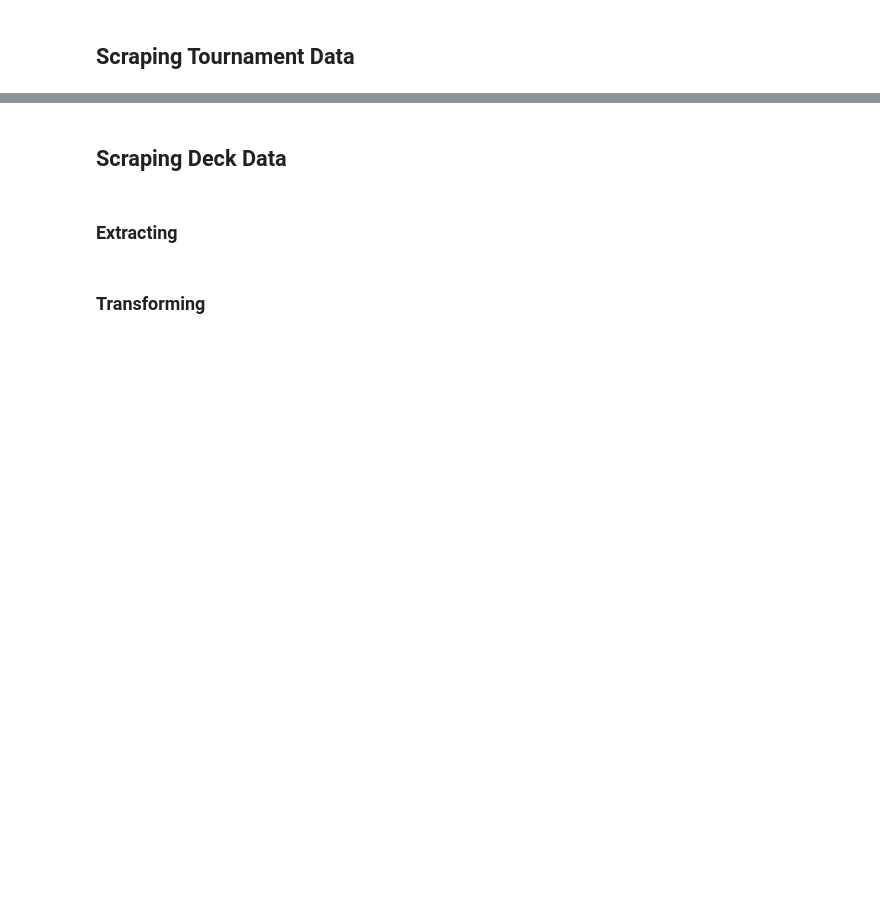
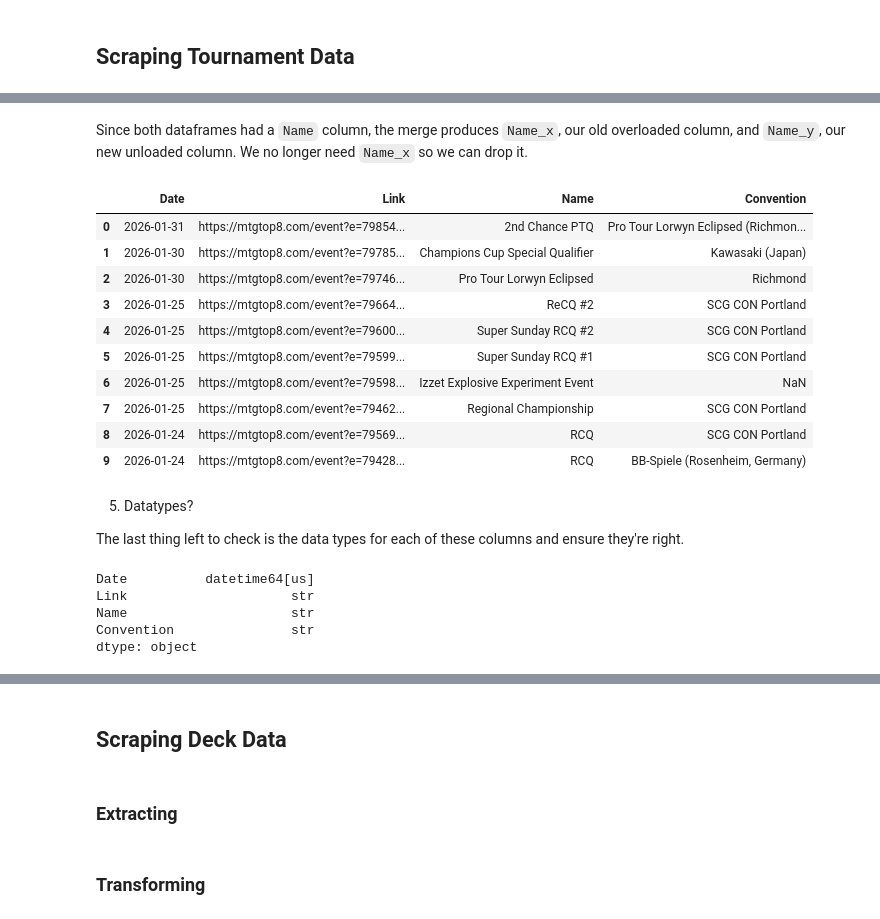
Before and after one commit to abbyortego/cmps-6790-final-tutorial, a Jupyter notebook: Milestone1_FD.ipynb, the cells around one changed output, grey strips where cells are left out. Cells and saved outputs as stored; diff of their text form; code cells hidden in the pictures; blank space fills up the shorter version.

```diff
--- a/Milestone1_FD.ipynb
+++ b/Milestone1_FD.ipynb
@@ -49,0 +264,30 @@ This page on MTGtop8 list all major tournaments played in the standard format wi
+# %% [markdown]
+Since both dataframes had a `Name` column, the merge produces `Name_x`, our old overloaded column, and `Name_y`, our new unloaded column. We no longer need `Name_x` so we can drop it.
+# %%
+all_tournaments_df.drop('Name_x', axis=1, inplace=True)
+all_tournaments_df.rename(columns={"Name_y": "Name"}, inplace=True)
+display(all_tournaments_df[:10])
+# %% [output]
+|  | Date | Link | Name | Convention |
+| 0 | 2026-01-31 | https://mtgtop8.com/event?e=79854... | 2nd Chance PTQ | Pro Tour Lorwyn Eclipsed (Richmon... |
+| 1 | 2026-01-30 | https://mtgtop8.com/event?e=79785... | Champions Cup Special Qualifier | Kawasaki (Japan) |
+| 2 | 2026-01-30 | https://mtgtop8.com/event?e=79746... | Pro Tour Lorwyn Eclipsed | Richmond |
+| 3 | 2026-01-25 | https://mtgtop8.com/event?e=79664... | ReCQ #2 | SCG CON Portland |
+| 4 | 2026-01-25 | https://mtgtop8.com/event?e=79600... | Super Sunday RCQ #2 | SCG CON Portland |
+| 5 | 2026-01-25 | https://mtgtop8.com/event?e=79599... | Super Sunday RCQ #1 | SCG CON Portland |
+| 6 | 2026-01-25 | https://mtgtop8.com/event?e=79598... | Izzet Explosive Experiment Event | NaN |
+| 7 | 2026-01-25 | https://mtgtop8.com/event?e=79462... | Regional Championship | SCG CON Portland |
+| 8 | 2026-01-24 | https://mtgtop8.com/event?e=79569... | RCQ | SCG CON Portland |
+| 9 | 2026-01-24 | https://mtgtop8.com/event?e=79428... | RCQ | BB-Spiele (Rosenheim, Germany) |
+# %% [markdown]
+5. Datatypes?
+
+The last thing left to check is the data types for each of these columns and ensure they're right.
+# %%
+display(all_tournaments_df.dtypes)
+# %% [output]
+Date          datetime64[us]
+Link                     str
+Name                     str
+Convention               str
+dtype: object
```
Also changed, not shown: parts of 35 cells of this notebook, 1 other file.
